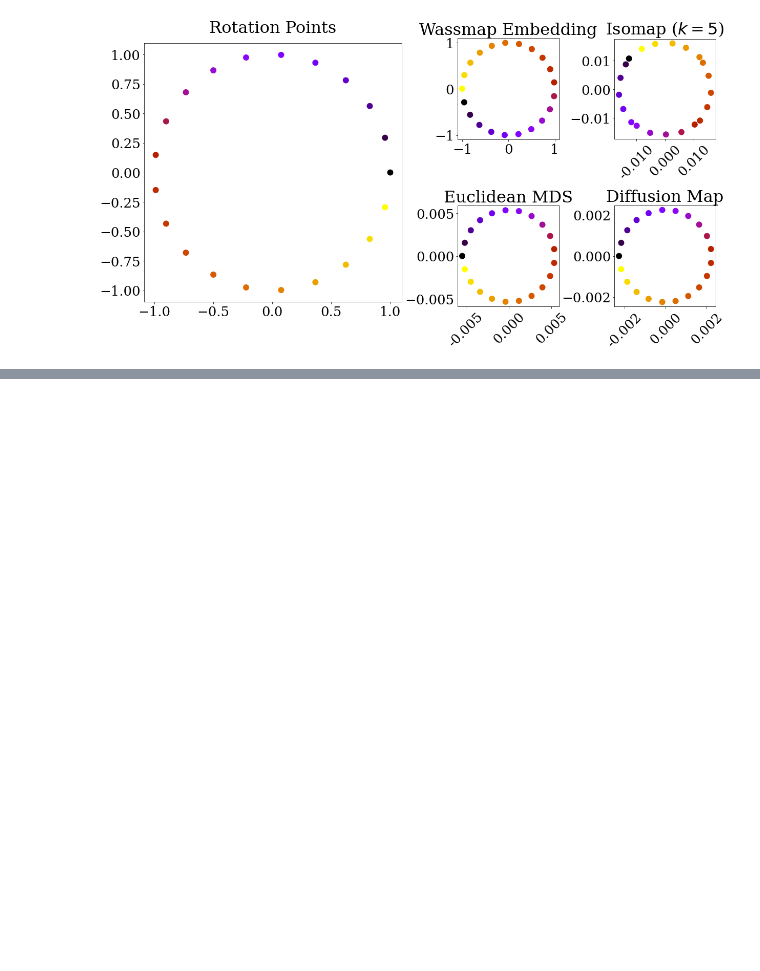
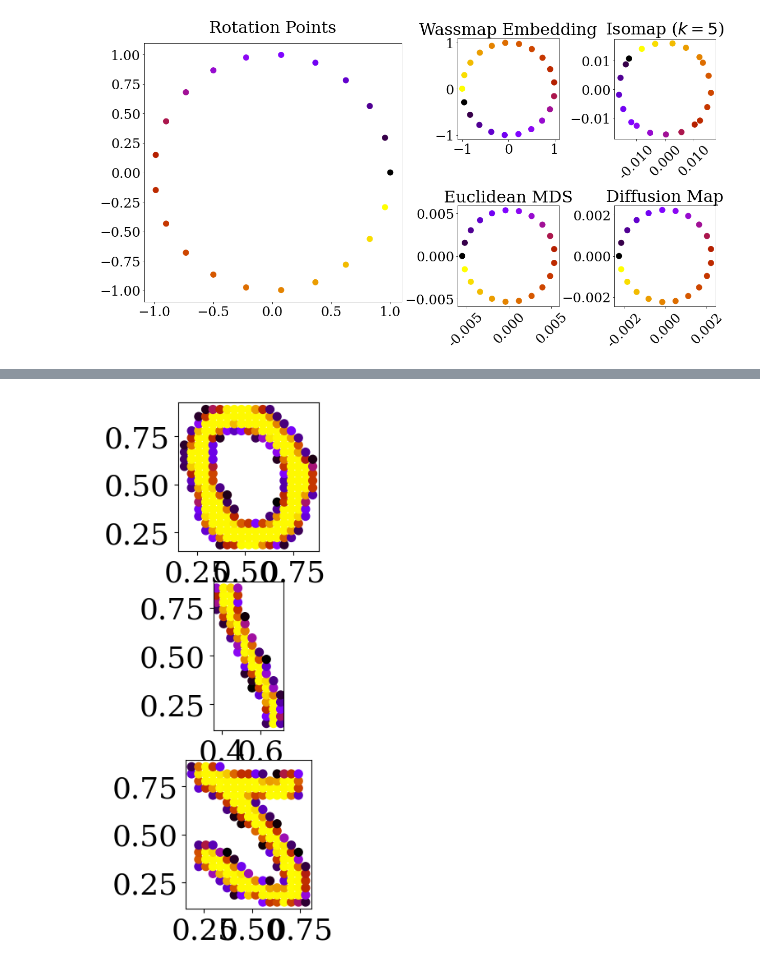
Before and after one commit to Wassmap/wassmap, a Jupyter notebook: example/SIMODS/MainFigures.ipynb, the cells around one changed output, grey strips where cells are left out. Drawn from its saved outputs; the diff is of its cells as text; code cells hidden in the pictures; blank space fills up the shorter version.

```diff
--- a/example/SIMODS/MainFigures.ipynb
+++ b/example/SIMODS/MainFigures.ipynb
@@ -717,0 +650,38 @@ Computed Wasserstein distance matrix (N = 25) in 171.4858 seconds
+# %%
+### FIGURE 6: MNIST DIGITS
+
+# Select random digits
+numdigits_train = 60
+numdigits_test  = 20
+digits_to_embed = ['zero','one','two']
+
+random_digits_train = dict.fromkeys(digits_to_embed)
+random_images_train = dict.fromkeys(digits_to_embed)
+random_digits_test  = dict.fromkeys(digits_to_embed)
+random_images_test  = dict.fromkeys(digits_to_embed)
+digits_list_train   = list()
+digits_list_test    = list()
+for digit in digits_to_embed:
+    random_digits_train[digit] = np.random.choice(range(len(Xtrain_pointcloud[digit])),size=numdigits_train,replace=False)
+    random_images_train[digit] = Xtrain[digit][[i for i in random_digits_train[digit]]]
+    random_digits_test[digit]  = np.random.choice(range(len(Xtest_pointcloud[digit])),size=numdigits_test,replace=False)
+    random_images_test[digit]  = Xtest[digit][[i for i in random_digits_test[digit]]]
+    for i in random_digits_train[digit]:
+        digits_list_train.append(Xtrain_pointcloud[digit][i])
+    for i in random_digits_test[digit]:
+        digits_list_test.append(Xtest_pointcloud[digit][i])
+
+fig,ax = plt.subplots(len(digits_to_embed),1)
+for i in range(len(digits_to_embed)):
+    ax[i].scatter(digits_list_train[i*numdigits_train][:,0],digits_list_train[i*numdigits_train][:,1],s=50,c=digits_list_train[i*numdigits_train][:,2])
+    ax[i].set_aspect(1)
+
+# Compute Wasserstein square distance matrix
+#tic = time.perf_counter()
+#wass_k = 6
+#Wass_distance_train = wm.wass_matrix(digits_list_train,squared=True,geodesic=True,plot=True,method='knn',k=wass_k)
+#Wass_distance_test  = wm.wass_matrix(digits_list_test,squared=True,geodesic=True,plot=True,method='knn',k=wass_k)
+#toc = time.perf_counter() - tic
+#print("Computed Wasserstein distance matrix (N = %i) in %0.4f seconds"%(len(digits_list_train),toc))
+# %% [output]
+[figure, added]
```
Also changed, not shown: parts of 13 cells of this notebook, 1 other file.
